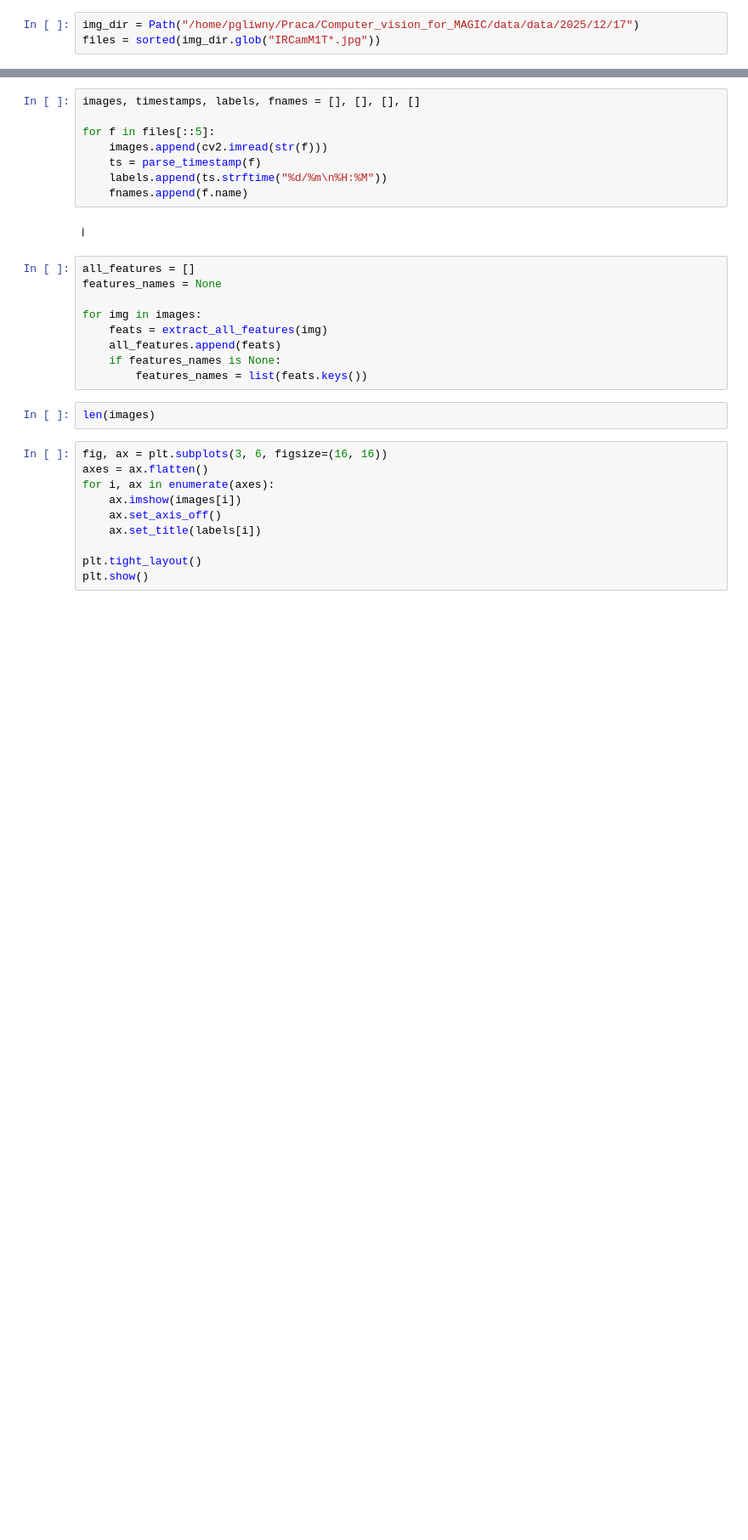
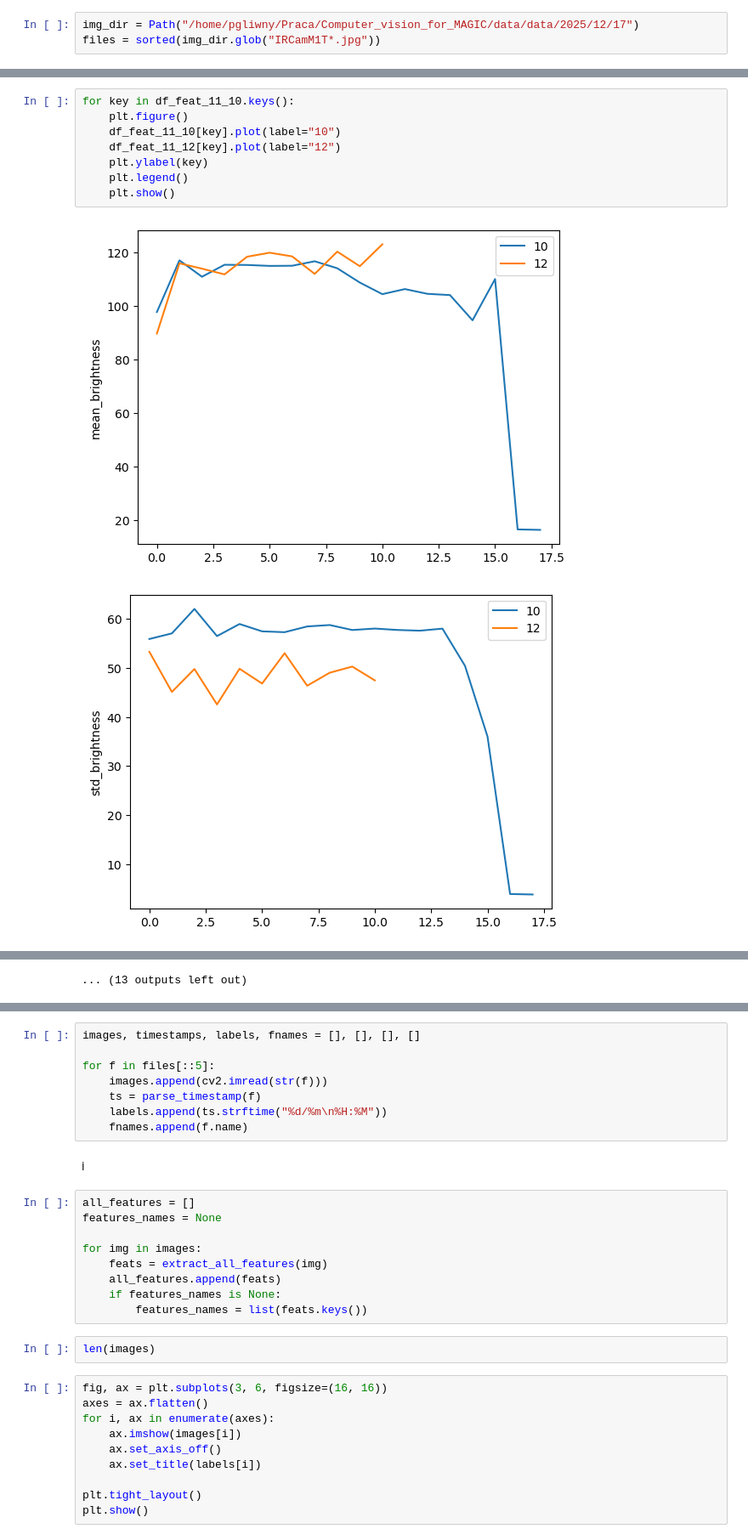
Before and after one commit to pawel21/Computer_vision_for_MAGIC, a Jupyter notebook: notebooks/quality_img.ipynb, the cells around one changed output, grey strips where cells are left out. Shown at 85% size. Cells and saved outputs as stored; diff of their text form; blank space fills up the shorter version.

```diff
--- a/notebooks/quality_img.ipynb
+++ b/notebooks/quality_img.ipynb
@@ -162,0 +228,11 @@ files = sorted(img_dir.glob("IRCamM1T*.jpg"))
+# %%
+for key in df_feat_11_10.keys():
+    plt.figure()
+    df_feat_11_10[key].plot(label="10")
+    df_feat_11_12[key].plot(label="12")
+    plt.ylabel(key)
+    plt.legend()
+    plt.show()
+# %% [output]
+[figure, added]
+[figure, added]
@@ -162,0 +249 @@ files = sorted(img_dir.glob("IRCamM1T*.jpg"))
+... (13 outputs left out)
```
Also changed, not shown: parts of 17 cells of this notebook, 1 other file.
